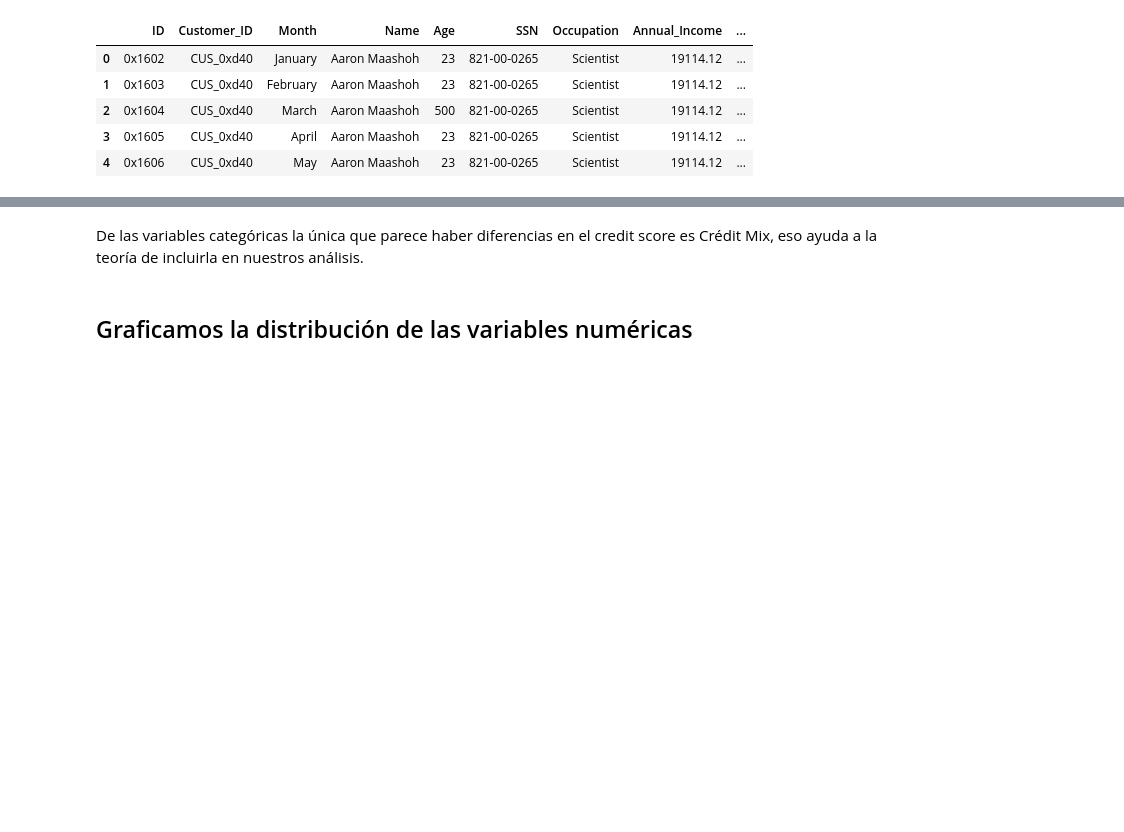
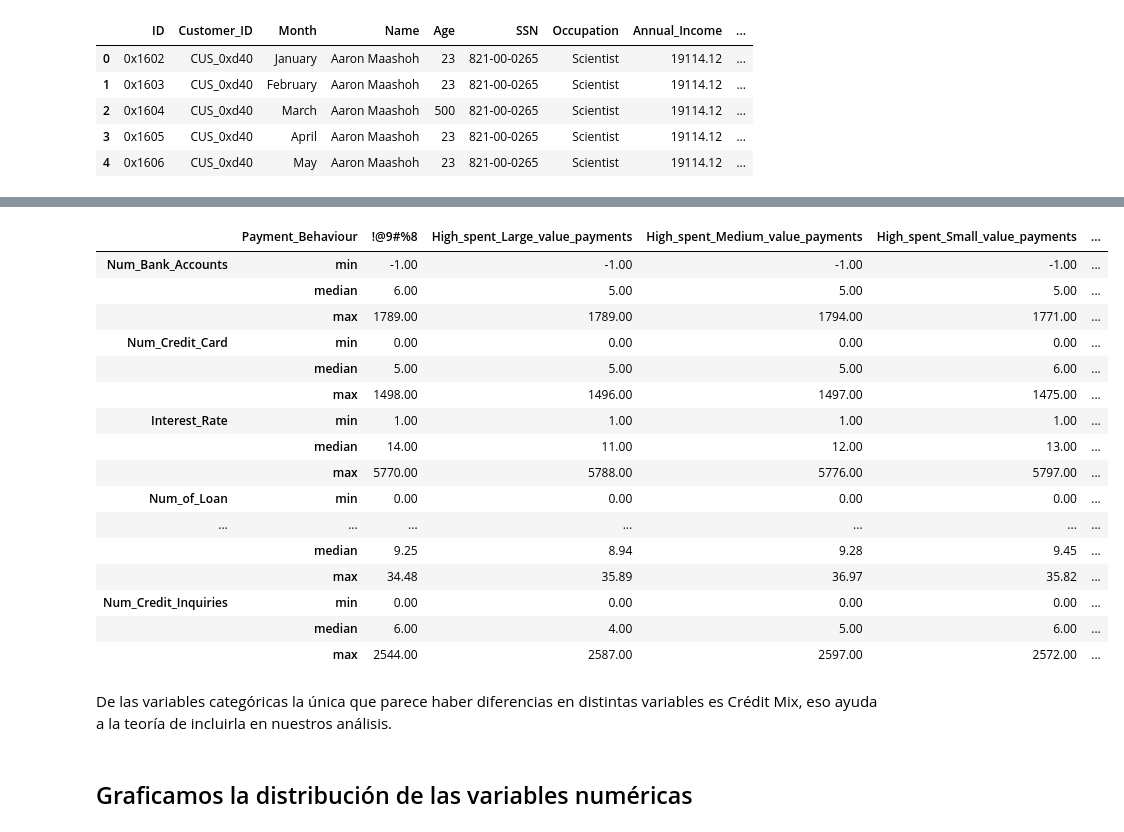
Before and after one commit to PauloVilla/Modelo_Credito_01, a Jupyter notebook: Modelo de credito.ipynb, the cells around one changed output, grey strips where cells are left out. Drawn from its saved outputs; the diff is of its cells as text; code cells hidden in the pictures; blank space fills up the shorter version.

```diff
--- a/Modelo de credito.ipynb
+++ b/Modelo de credito.ipynb
@@ -218,5 +211,27 @@ plt.show()
+# %%
+data.groupby(["Payment_Behaviour"])[["Num_Bank_Accounts", "Num_Credit_Card", "Interest_Rate", "Num_of_Loan",
+                              "Num_of_Delayed_Payment", "Changed_Credit_Limit", "Num_Credit_Inquiries"]]\
+                                .agg({"min", "max", "median"}).T
+# %% [output]
+|  | Payment_Behaviour | !@9#%8 | High_spent_Large_value_payments | High_spent_Medium_value_payments | High_spent_Small_value_payments | ... |
+| Num_Bank_Accounts | min | -1.00 | -1.00 | -1.00 | -1.00 | ... |
+|  | median | 6.00 | 5.00 | 5.00 | 5.00 | ... |
+|  | max | 1789.00 | 1789.00 | 1794.00 | 1771.00 | ... |
+| Num_Credit_Card | min | 0.00 | 0.00 | 0.00 | 0.00 | ... |
+|  | median | 5.00 | 5.00 | 5.00 | 6.00 | ... |
+|  | max | 1498.00 | 1496.00 | 1497.00 | 1475.00 | ... |
+| Interest_Rate | min | 1.00 | 1.00 | 1.00 | 1.00 | ... |
+|  | median | 14.00 | 11.00 | 12.00 | 13.00 | ... |
+|  | max | 5770.00 | 5788.00 | 5776.00 | 5797.00 | ... |
+| Num_of_Loan | min | 0.00 | 0.00 | 0.00 | 0.00 | ... |
+| ... | ... | ... | ... | ... | ... | ... |
+|  | median | 9.25 | 8.94 | 9.28 | 9.45 | ... |
+|  | max | 34.48 | 35.89 | 36.97 | 35.82 | ... |
+| Num_Credit_Inquiries | min | 0.00 | 0.00 | 0.00 | 0.00 | ... |
+|  | median | 6.00 | 4.00 | 5.00 | 6.00 | ... |
+|  | max | 2544.00 | 2587.00 | 2597.00 | 2572.00 | ... |
 # %% [markdown]
-De las variables categóricas la única que parece haber diferencias en el credit score es Crédit Mix, eso ayuda a la teoría de incluirla en nuestros análisis.
+De las variables categóricas la única que parece haber diferencias en distintas variables es Crédit Mix, eso ayuda a la teoría de incluirla en nuestros análisis.
 # %% [markdown]
 ## Graficamos la distribución de las variables numéricas
 # %%
```
Also changed, not shown: parts of 9 cells of this notebook.
